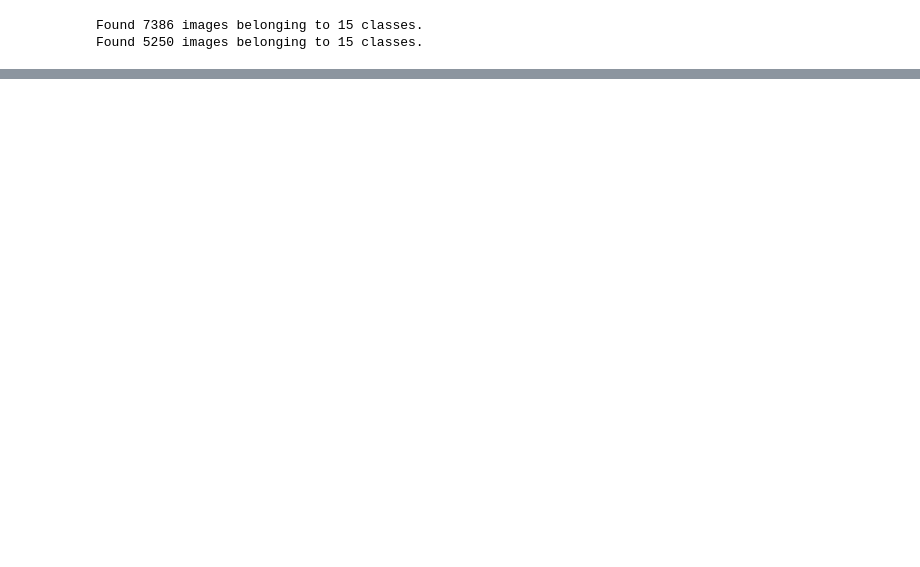
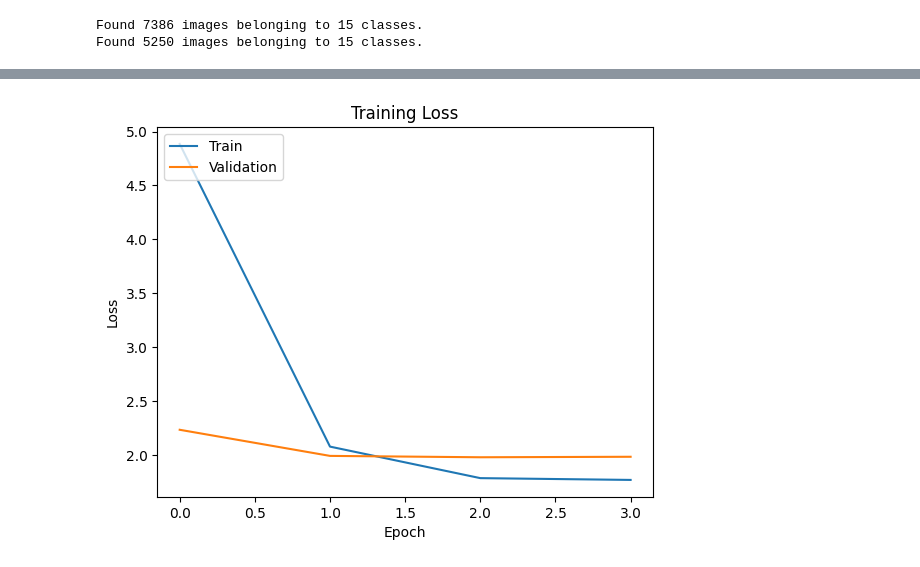
Before and after one commit to Libhinny/ReconhecimentoDeSinais, a Jupyter notebook: main.ipynb, the cells around one changed output, grey strips where cells are left out. Cells and saved outputs as stored; diff of their text form; code cells hidden in the pictures; blank space fills up the shorter version.

Commit message:
update-alteração no modelo de treinamento, inserção dos graficos e calculo de acuracia,score, precisao e sensibilidade

```diff
--- a/main.ipynb
+++ b/main.ipynb
@@ -623,9 +542,0 @@ Test Dataset:
-# %%
-train_dataset = df_file_info[df_file_info['T/T/V'] == 'train']
-validation_dataset = df_file_info[df_file_info['T/T/V'] == 'validation']
-
-# Displaying the DataFrames
-print("Train Dataset:")
-print(train_dataset)
-print("\nValidation Dataset:")
-print(validation_dataset)
@@ -676,0 +543,11 @@ model.summary()
+# %%
+from tensorflow.keras.optimizers import Adam
+
+# Criar o modelo (exemplo)
+model = Sequential()
+model.add(Flatten(input_shape=(227, 227, 3)))
+model.add(Dense(128, activation='relu'))
+model.add(Dropout(0.5))
+model.add(Dense(64, activation='relu'))
+model.add(Dense(15, activation='softmax'))  # ou o número real de classes que você tem
+model.summary()
@@ -676,0 +574,9 @@ model.summary()
+# %%
+from tensorflow.keras.optimizers import Adam
+
+# Definir otimizador, função de perda e métricas
+optimizer = Adam(learning_rate=0.001)
+model.compile(optimizer=optimizer, loss='categorical_crossentropy', metrics=['accuracy'])
+# %%
+# Ajuste o número de épocas e outros hiperparâmetros conforme necessário
+history = model.fit(train_dataset, epochs=4, validation_data=val_dataset)
@@ -676,0 +596,11 @@ model.summary()
+# %%
+# Visualizar a perda durante o treinamento
+plt.plot(history.history['loss'])
+plt.plot(history.history['val_loss'])
+plt.title('Training Loss')
+plt.ylabel('Loss')
+plt.xlabel('Epoch')
+plt.legend(['Train', 'Validation'], loc='upper left')
+plt.show()
+# %% [output]
+[figure, added]
```
Also changed, not shown: parts of 20 cells of this notebook, 6 other files.
